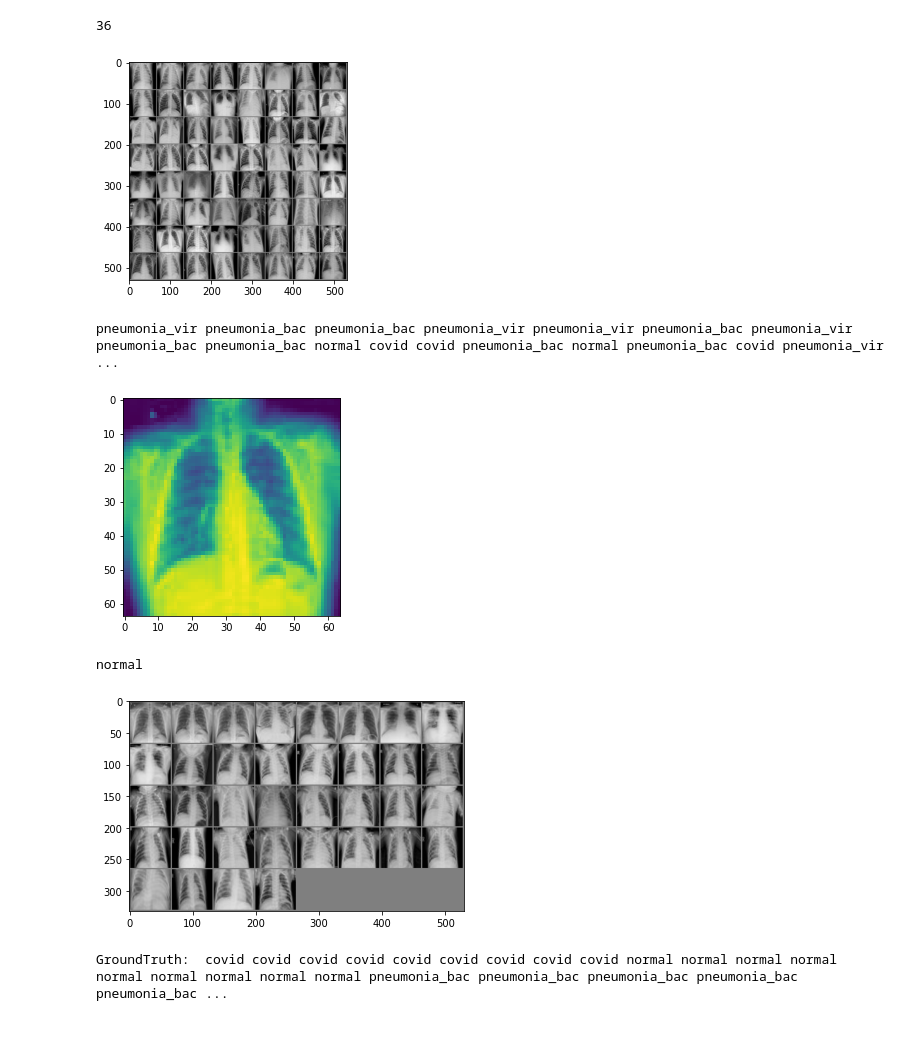
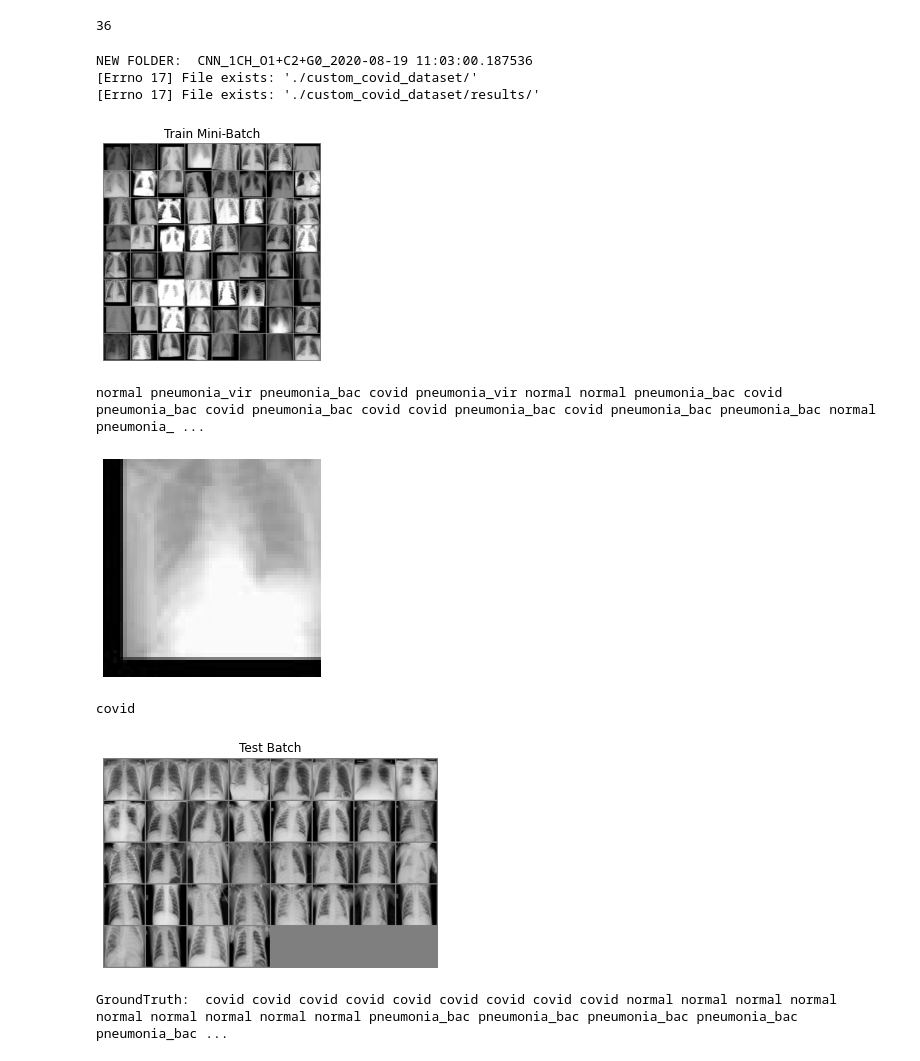
Before and after one commit to rossettisimone/AUGMENTATION_GAN, a Jupyter notebook: CNN.ipynb, the cells around one changed output. Saved outputs shown, nothing was run; the diff lists cells and outputs as text; code cells hidden in the pictures; blank space fills up the shorter version.

Commit message:
plots and images

```diff
--- a/CNN.ipynb
+++ b/CNN.ipynb
@@ -206,14 +282,3 @@ print(len(trainloader.dataset))
 print(len(testloader.dataset))
 # %% [output]
 36
-# %%
-# functions to show an image
-
-def imshow(img):
-    img = img / 2 + 0.5     # unnormalize
-    npimg = img.numpy()
-    img_=np.transpose(npimg, (1, 2, 0))
-    if img_.shape[2]==1:
-      img_=img_[:,:,0]
-    plt.imshow(img_)
-    plt.show()
@@ -220,31 +294,49 @@ def imshow(img):
+# %%
+name_new_folder= 'CNN_'+str(channels_size)+'CH_O'+str(len(listtrainset_no_aug))+'+C'+str(len(listtrainset_classic))+'+G'+str(len(listtrainset_gan))+'_{}'.format(dt.datetime.now())
+print('NEW FOLDER: ', name_new_folder)
+for func in [lambda: os.mkdir(os.path.join('.','custom_covid_dataset/')),
+            lambda: os.mkdir(os.path.join('.', 'custom_covid_dataset/results/')),
+            lambda: os.mkdir(os.path.join('.', 'custom_covid_dataset/results/'+ name_new_folder +'/')),
+            lambda: os.mkdir(os.path.join('.', 'custom_covid_dataset/results/'+ name_new_folder +'/plots/')),
+            lambda: os.mkdir(os.path.join('.', 'custom_covid_dataset/results/'+ name_new_folder +'/models/'))]:
+  try:
+    func()
+  except Exception as error:
+    print(error)
+    continue
+# %% [output]
+NEW FOLDER:  CNN_1CH_O1+C2+G0_2020-08-19 11:03:00.187536
+[Errno 17] File exists: './custom_covid_dataset/'
+[Errno 17] File exists: './custom_covid_dataset/results/'
 # %%
 # get some random training images
 dataiter = iter(trainloader)
 images_train, labels_train = dataiter.next()
 
 # show images
-imshow(torchvision.utils.make_grid(images_train))
+imshow(torchvision.utils.make_grid(images_train),type_='train',path='custom_covid_dataset/results/'+ name_new_folder +'/plots/train_mini_batch.png')
 # print labels
 print(' '.join('%5s' % classes[labels_train[j]] for j in range(batch_size_train)))
 # %% [output]
-[figure, old version]
+[figure, new version]
-pneumonia_vir pneumonia_bac pneumonia_bac pneumonia_vir pneumonia_vir pneumonia_bac pneumonia_vir pneumonia_bac pneumonia_bac normal covid covid pneumonia_bac normal pneumonia_bac covid pneumonia_vir  ...
+normal pneumonia_vir pneumonia_bac covid pneumonia_vir normal normal pneumonia_bac covid pneumonia_bac covid pneumonia_bac covid covid pneumonia_bac covid pneumonia_bac pneumonia_bac normal pneumonia_ ...
 # %%
 rnd = np.random.randint(0,batch_size_train)
-imshow(images_train[rnd])
-print(classes[labels_train[rnd]])
+lab_rnd_train=classes[labels_train[rnd]]
+imshow(images_train[rnd],path='custom_covid_dataset/results/'+ name_new_folder +'/plots/train_random_%s.png'%(lab_rnd_train))
+print(lab_rnd_train)
 # %% [output]
-[figure, old version]
+[figure, new version]
-normal
+covid
 # %%
 dataiter = iter(testloader)
 images_test, labels_test = dataiter.next()
 
 # print images
-imshow(torchvision.utils.make_grid(images_test))
+imshow(torchvision.utils.make_grid(images_test),type_='test',path='custom_covid_dataset/results/'+ name_new_folder +'/plots/test_batch.png')
 print('GroundTruth: ', ' '.join('%5s' % classes[labels_test[j]] for j in range(batch_size_test)))
 # %% [output]
-[figure, old version]
+[figure, new version]
 GroundTruth:  covid covid covid covid covid covid covid covid covid normal normal normal normal normal normal normal normal normal pneumonia_bac pneumonia_bac pneumonia_bac pneumonia_bac pneumonia_bac ...
 # %%
 rnd = np.random.randint(0,batch_size_test)
```
Also changed, not shown: parts of 26 cells of this notebook.
